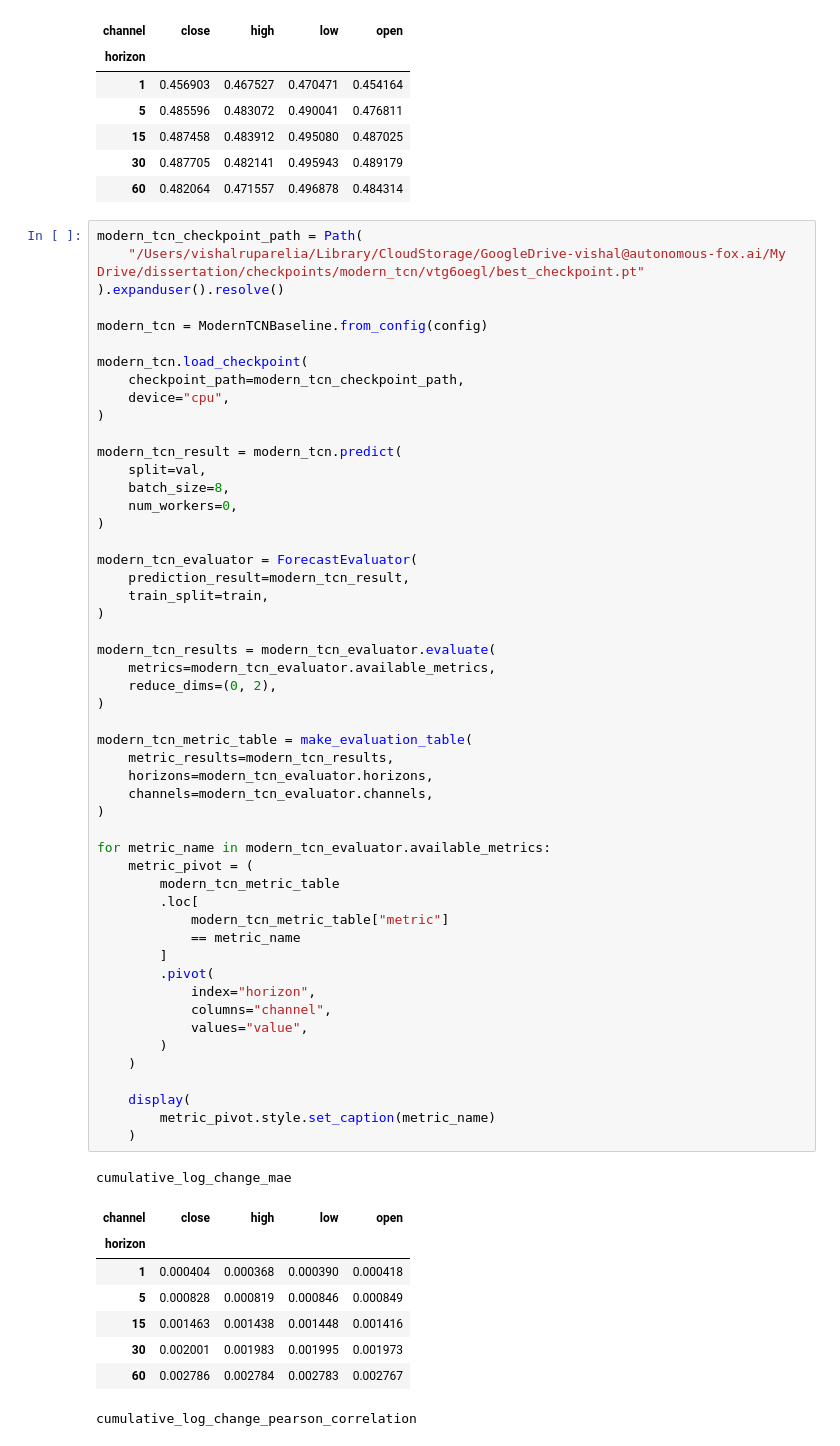
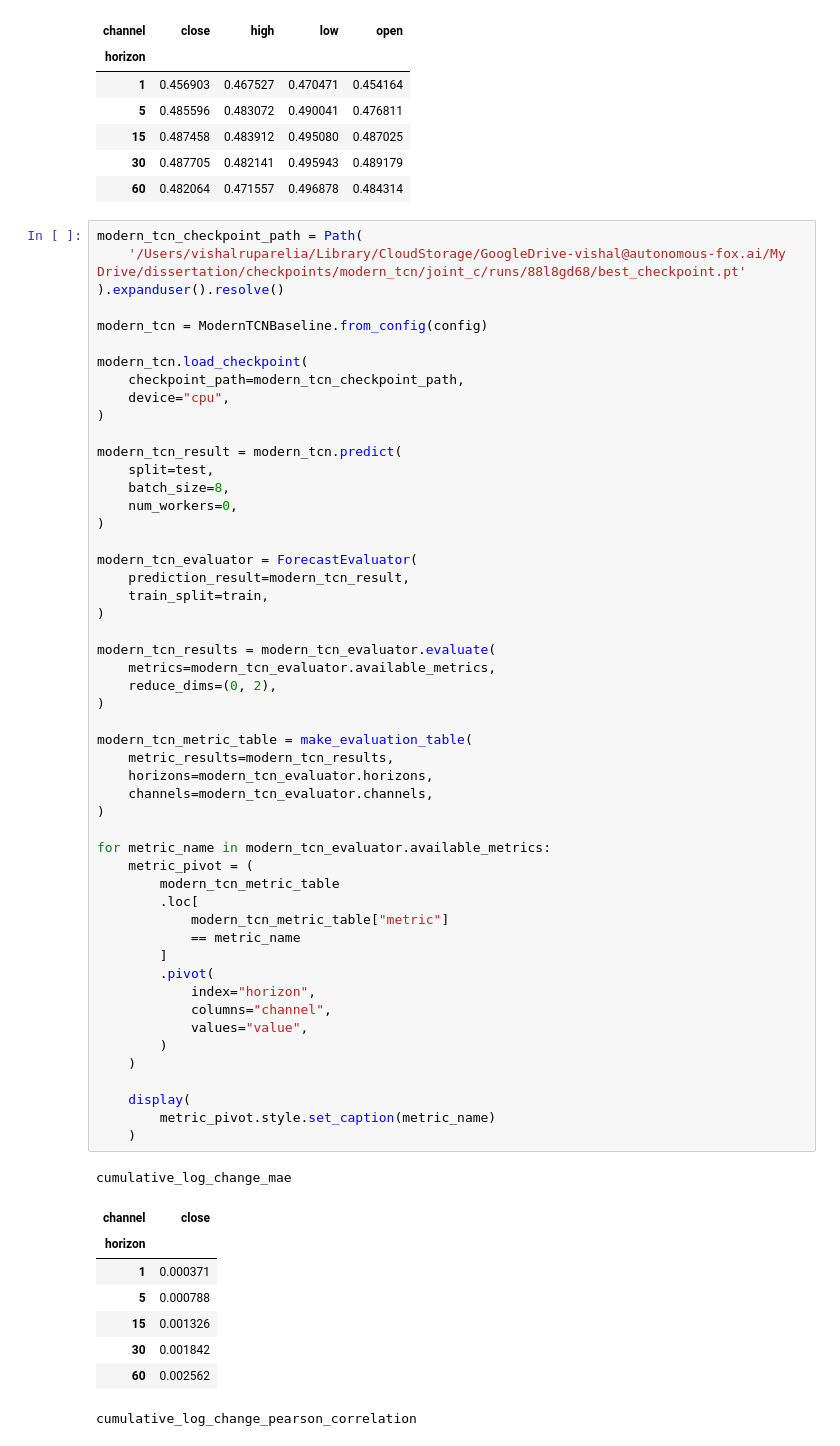
Before and after one commit to VishR-94/dynamic_graphs_thesis, a Jupyter notebook: notebooks/baselines.ipynb, the cells around one changed output. Saved outputs shown, nothing was run; the diff lists cells and outputs as text.

Commit message:
added multiple input to single output functionality for modern tcn

```diff
--- a/notebooks/baselines.ipynb
+++ b/notebooks/baselines.ipynb
@@ -592,7 +592,7 @@ persistence_win_rate
 | 60 | 0.482064 | 0.471557 | 0.496878 | 0.484314 |
 # %%
 modern_tcn_checkpoint_path = Path(
-    "/Users/vishalruparelia/Library/CloudStorage/GoogleDrive-vishal@autonomous-fox.ai/My Drive/dissertation/checkpoints/modern_tcn/vtg6oegl/best_checkpoint.pt"
+    '/Users/vishalruparelia/Library/CloudStorage/GoogleDrive-vishal@autonomous-fox.ai/My Drive/dissertation/checkpoints/modern_tcn/joint_c/runs/88l8gd68/best_checkpoint.pt'
 ).expanduser().resolve()
 
 modern_tcn = ModernTCNBaseline.from_config(config)
@@ -603,7 +603,7 @@ modern_tcn.load_checkpoint(
 )
 
 modern_tcn_result = modern_tcn.predict(
-    split=val,
+    split=test,
     batch_size=8,
     num_workers=0,
 )
@@ -616,38 +616,38 @@ modern_tcn_evaluator = ForecastEvaluator(
 modern_tcn_results = modern_tcn_evaluator.evaluate(
     metrics=modern_tcn_evaluator.available_metrics,
     reduce_dims=(0, 2),
 )
 
 modern_tcn_metric_table = make_evaluation_table(
     metric_results=modern_tcn_results,
     horizons=modern_tcn_evaluator.horizons,
     channels=modern_tcn_evaluator.channels,
 )
 
 for metric_name in modern_tcn_evaluator.available_metrics:
     metric_pivot = (
         modern_tcn_metric_table
         .loc[
             modern_tcn_metric_table["metric"]
             == metric_name
         ]
         .pivot(
             index="horizon",
             columns="channel",
             values="value",
         )
     )
 
     display(
         metric_pivot.style.set_caption(metric_name)
     )
 # %% [output]
 cumulative_log_change_mae
-| channel | close | high | low | open |
-| horizon |  |  |  |  |
-| 1 | 0.000404 | 0.000368 | 0.000390 | 0.000418 |
-| 5 | 0.000828 | 0.000819 | 0.000846 | 0.000849 |
-| 15 | 0.001463 | 0.001438 | 0.001448 | 0.001416 |
-| 30 | 0.002001 | 0.001983 | 0.001995 | 0.001973 |
-| 60 | 0.002786 | 0.002784 | 0.002783 | 0.002767 |
+| channel | close |
+| horizon |  |
+| 1 | 0.000371 |
+| 5 | 0.000788 |
+| 15 | 0.001326 |
+| 30 | 0.001842 |
+| 60 | 0.002562 |
 cumulative_log_change_pearson_correlation
```
Also changed, not shown: parts of 2 cells of this notebook, 3 other files.
